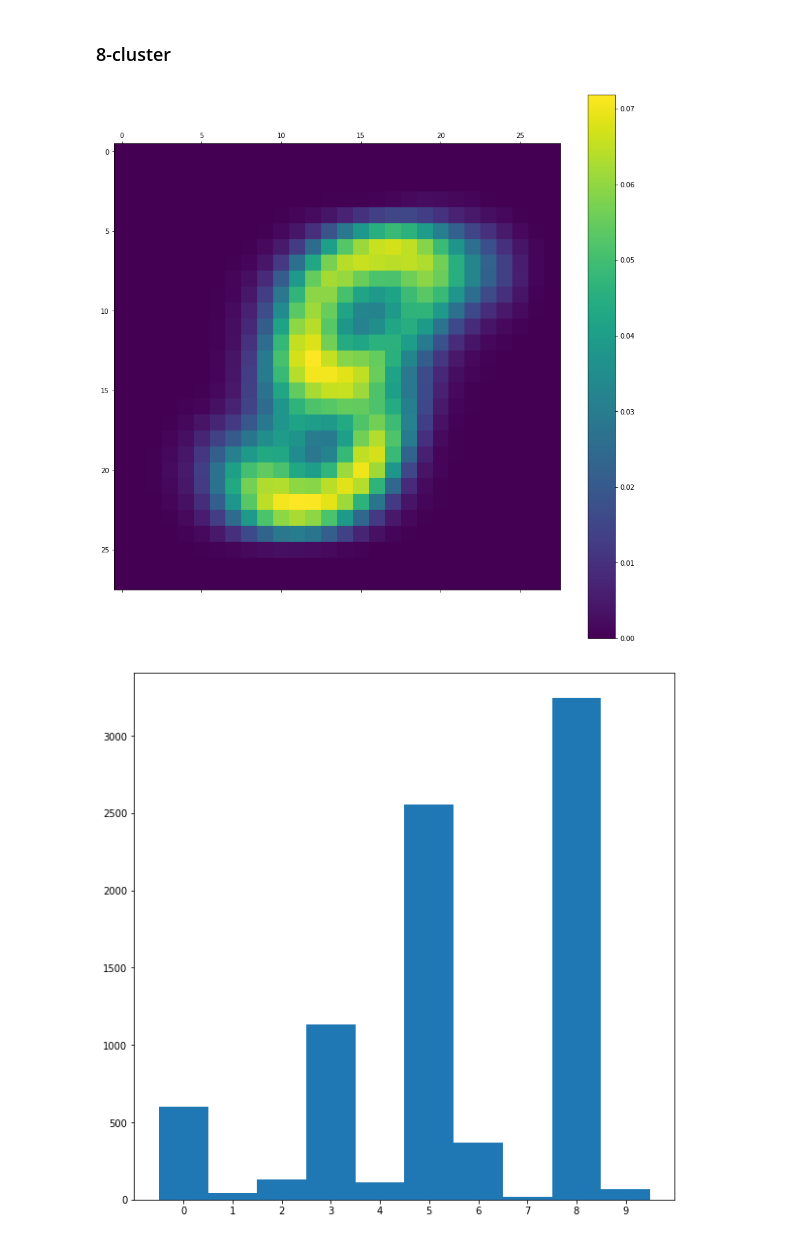
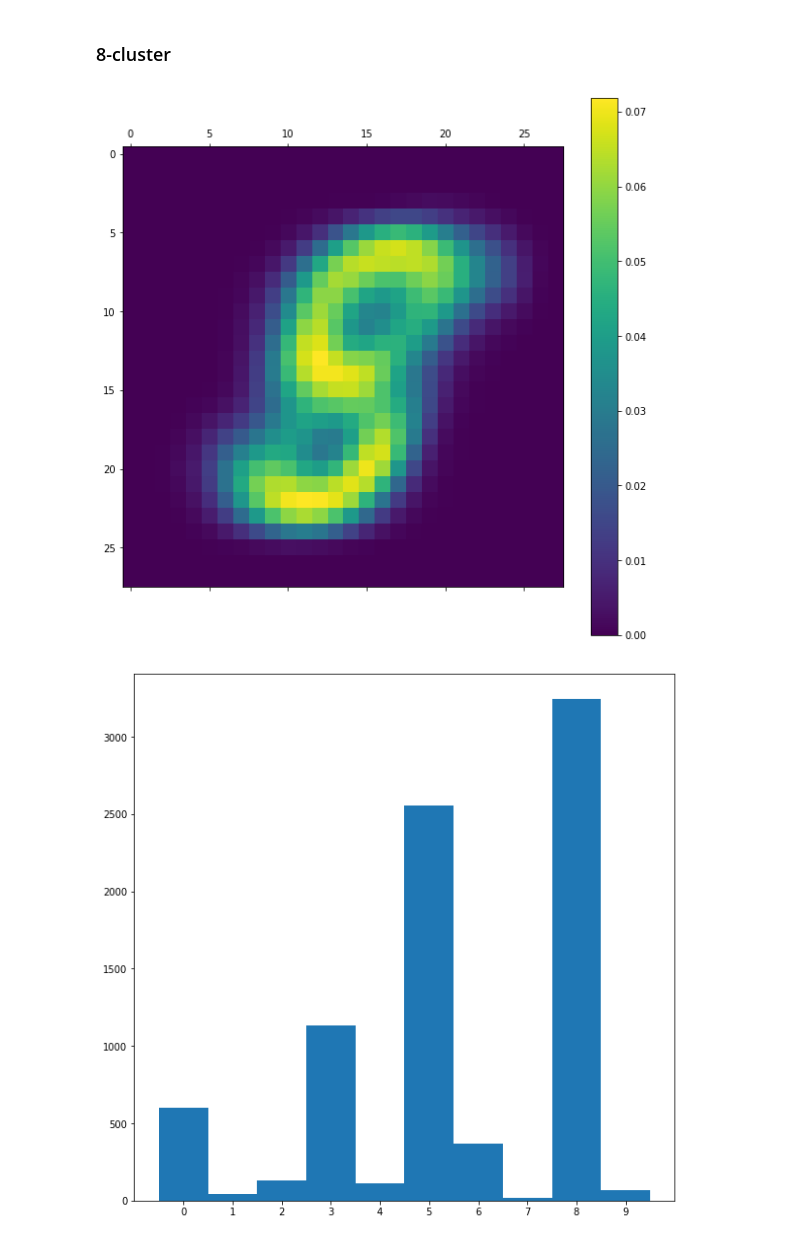
Before and after one commit to matteoneri/inference-and-learning-class, a Jupyter notebook: clustering/K-means.ipynb, the cells around one changed output. Saved outputs shown, nothing was run; the diff lists cells and outputs as text; code cells hidden in the pictures.

```diff
--- a/clustering/K-means.ipynb
+++ b/clustering/K-means.ipynb
@@ -463,14 +460,14 @@ plt.show()
 # %% [markdown]
 ### 8-cluster
 # %%
-fig = plt.figure(figsize=(15,15))
+fig = plt.figure(figsize=(10,10))
 ax  = plt.subplot(111)
 qwe = np.copy(means[8])
 cax = ax.matshow(qwe.reshape(28,28))
 fig.colorbar(cax)
 plt.show()
 # %% [output]
-[figure, old version]
+[figure, new version]
 # %%
 digit = 8
 count = np.zeros(10)
```
Also changed, not shown: parts of 10 cells of this notebook.
